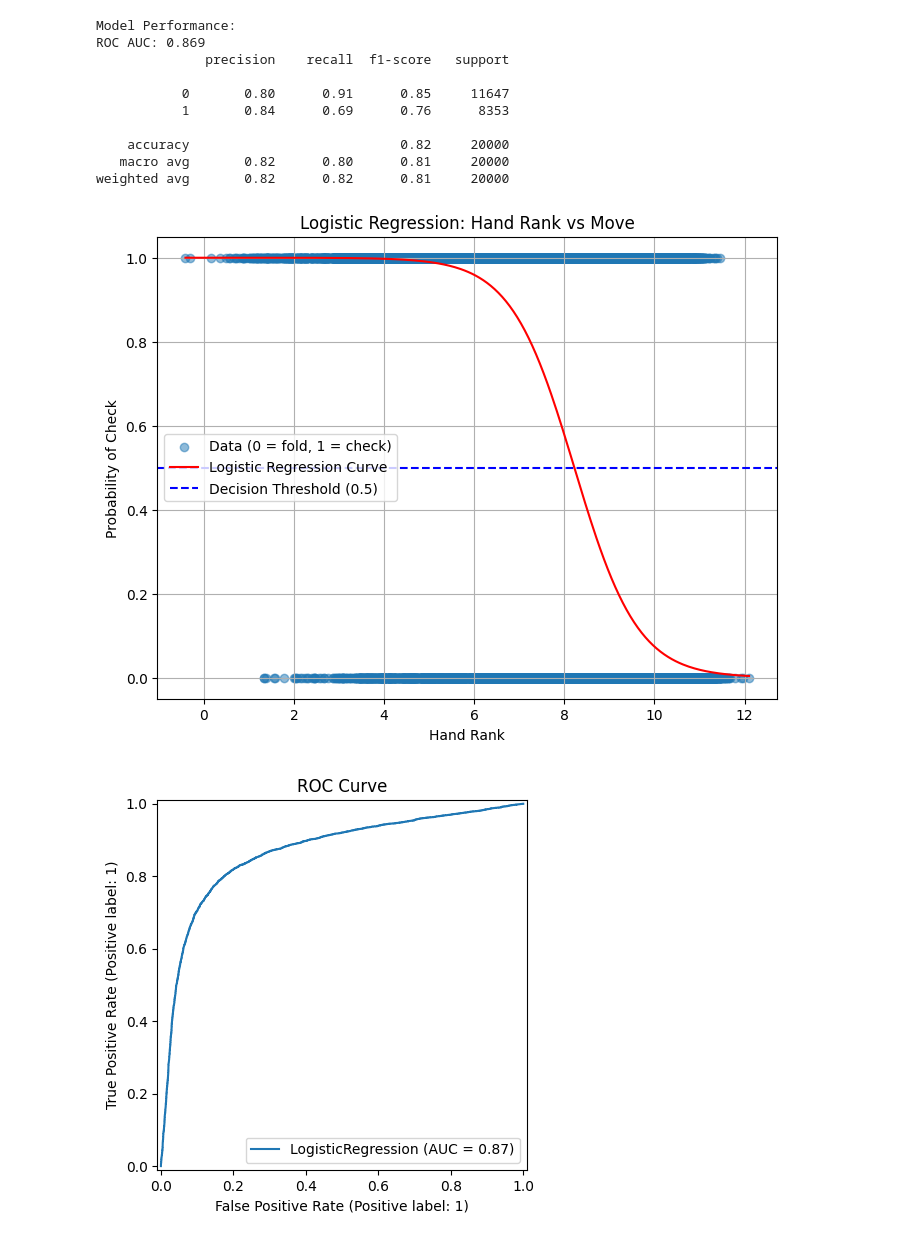
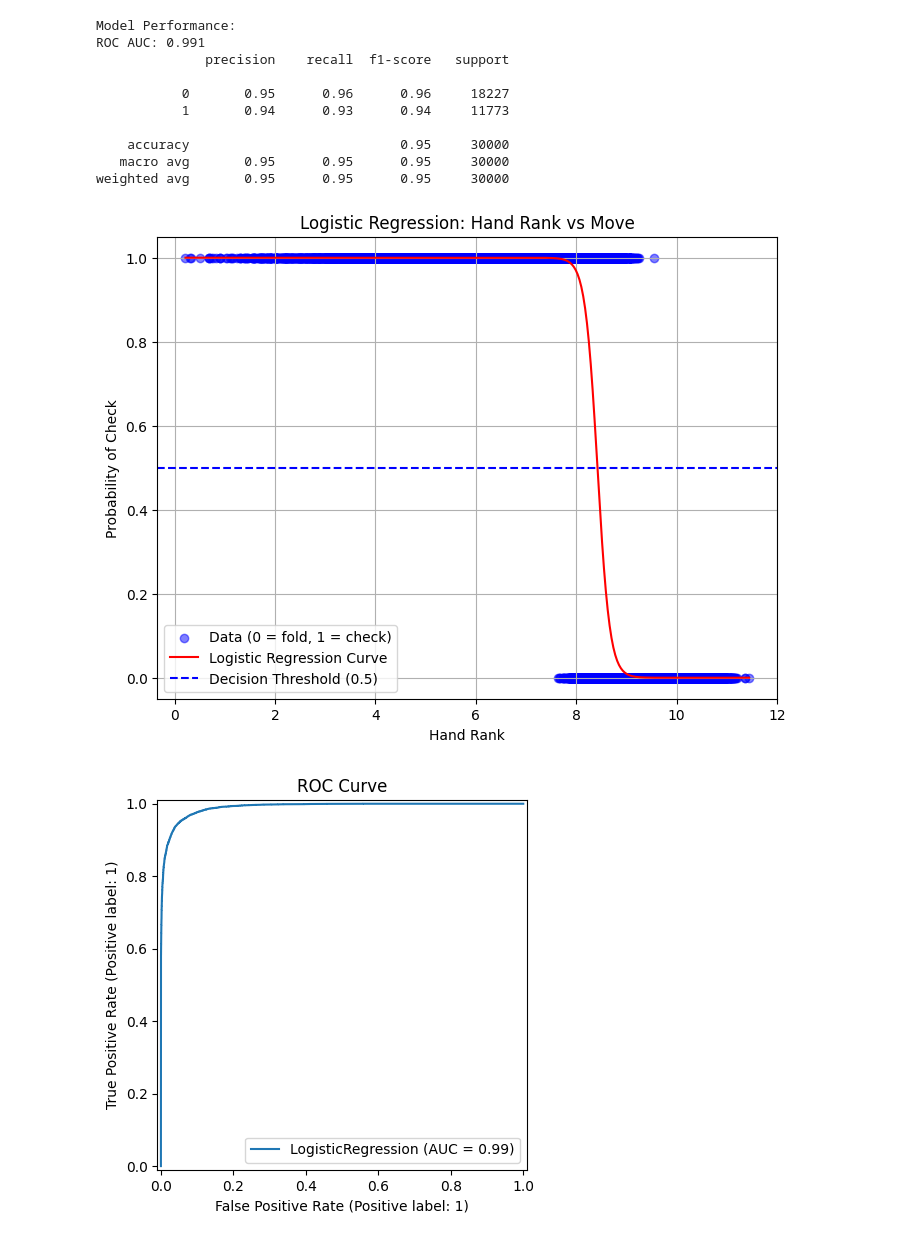
Before and after one commit to ksyron/CMSE202Project, a Jupyter notebook: Identifying_Hand_Types_DF.ipynb, the cells around one changed output. Drawn from its saved outputs; the diff is of its cells as text; code cells hidden in the pictures.

Commit message:
tweaked the model

```diff
--- a/Identifying_Hand_Types_DF.ipynb
+++ b/Identifying_Hand_Types_DF.ipynb
@@ -689,21 +691,13 @@ from sklearn.utils import shuffle
 
 
 # 2. Add noise to the feature
-noise_level = 0.35  # Adjust noise level as needed
+noise_level = 0.35  # Adjust noise level because there is a difference in hands at the same(ex. King pair is higher than a 2 pair)
 df['Hand Rank'] += np.random.normal(0, noise_level, size=df.shape[0])
 
-# 3. Randomly flip labels
-flip_fraction = 0.05  # Adjust fraction of labels to flip
-num_flips = int(len(df) * flip_fraction)
-flip_indices = np.random.choice(df.index, size=num_flips, replace=False)
-df.loc[flip_indices, 'Move'] = df.loc[flip_indices, 'Move'].apply(
-    lambda x: 'fold' if x == 'check' else 'check'
-)
-
-# 4. Verify changes
+# 3. Verify changes
 print("Dataset after introducing randomness:")
 df.head()
-X = df[['Hand Rank']]  # Use Hand Rank as a feature
+X = df[['Hand Rank']].values # Use Hand Rank as a feature
 
 # Encode 'Move' as binary
 y = (df['Move'] == 'check').astype(int)  # 1 for 'check', 0 for 'fold'
@@ -743,19 +737,17 @@ from sklearn.linear_model import LogisticRegression
 from sklearn.model_selection import train_test_split
 from sklearn.preprocessing import StandardScaler
 from sklearn.metrics import roc_auc_score, classification_report, RocCurveDisplay
-X = df[['Hand Rank']].values  # Feature: Hand rank
-y = (df['Move'] == 'check').astype(int).values  # Binary target: 1 for 'check', 0 for 'fold'
+
 
 # Train-test split
-X_train, X_test, y_train, y_test = train_test_split(X, y, test_size=0.2, random_state=42)
+
 
 # Feature scaling
 scaler = StandardScaler()
 X_train_scaled = scaler.fit_transform(X_train)
 X_test_scaled = scaler.transform(X_test)
 
-# Train logistic regression model with hyperparameter tuning
-model = LogisticRegression(C=1.0)  # Adjust C for regularization strength
+
 model.fit(X_train_scaled, y_train)
 
 # Model evaluation
@@ -764,42 +756,42 @@ y_prob = model.predict_proba(X_test_scaled)[:, 1]
 roc_auc = roc_auc_score(y_test, y_prob)
 print("Model Performance:")
 print(f"ROC AUC: {roc_auc:.3f}")
 print(classification_report(y_test, y_pred))
 
 # Generate predictions for plotting
 X_range = np.linspace(X.min(), X.max(), 300).reshape(-1, 1)  # Create a range of hand ranks
 X_range_scaled = scaler.transform(X_range)
 y_range_prob = model.predict_proba(X_range_scaled)[:, 1]  # Probability of 'check'
 
 # Plot the data
 plt.figure(figsize=(8, 6))
-plt.scatter(X, y, label="Data (0 = fold, 1 = check)", alpha=0.5)
+plt.scatter(X, y, label="Data (0 = fold, 1 = check)", alpha=0.5,color = "blue")
 plt.plot(X_range, y_range_prob, color='red', label="Logistic Regression Curve")
 plt.axhline(0.5, color='blue', linestyle='--', label="Decision Threshold (0.5)")
 plt.title("Logistic Regression: Hand Rank vs Move")
 plt.xlabel("Hand Rank")
 plt.ylabel("Probability of Check")
 plt.legend()
 plt.grid()
 plt.show()
 
 # Plot ROC Curve
 RocCurveDisplay.from_estimator(model, X_test_scaled, y_test)
 plt.title("ROC Curve")
 plt.show()
 # %% [output]
 Model Performance:
-ROC AUC: 0.869
+ROC AUC: 0.991
               precision    recall  f1-score   support
 
-           0       0.80      0.91      0.85     11647
-           1       0.84      0.69      0.76      8353
+           0       0.95      0.96      0.96     18227
+           1       0.94      0.93      0.94     11773
 
-    accuracy                           0.82     20000
-   macro avg       0.82      0.80      0.81     20000
-weighted avg       0.82      0.82      0.81     20000
+    accuracy                           0.95     30000
+   macro avg       0.95      0.95      0.95     30000
+weighted avg       0.95      0.95      0.95     30000
-[figure, old version]
+[figure, new version]
-[figure, old version]
+[figure, new version]
 # %%
 poker_Deck1 = Deck()
 
```
Also changed, not shown: parts of 5 cells of this notebook.
